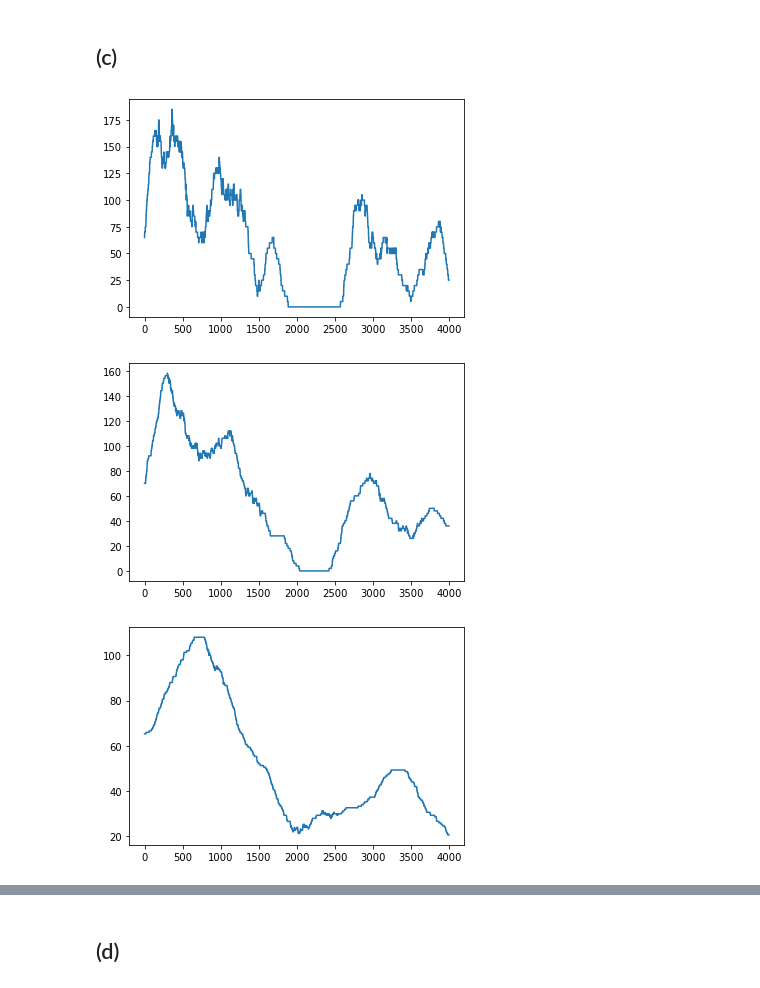
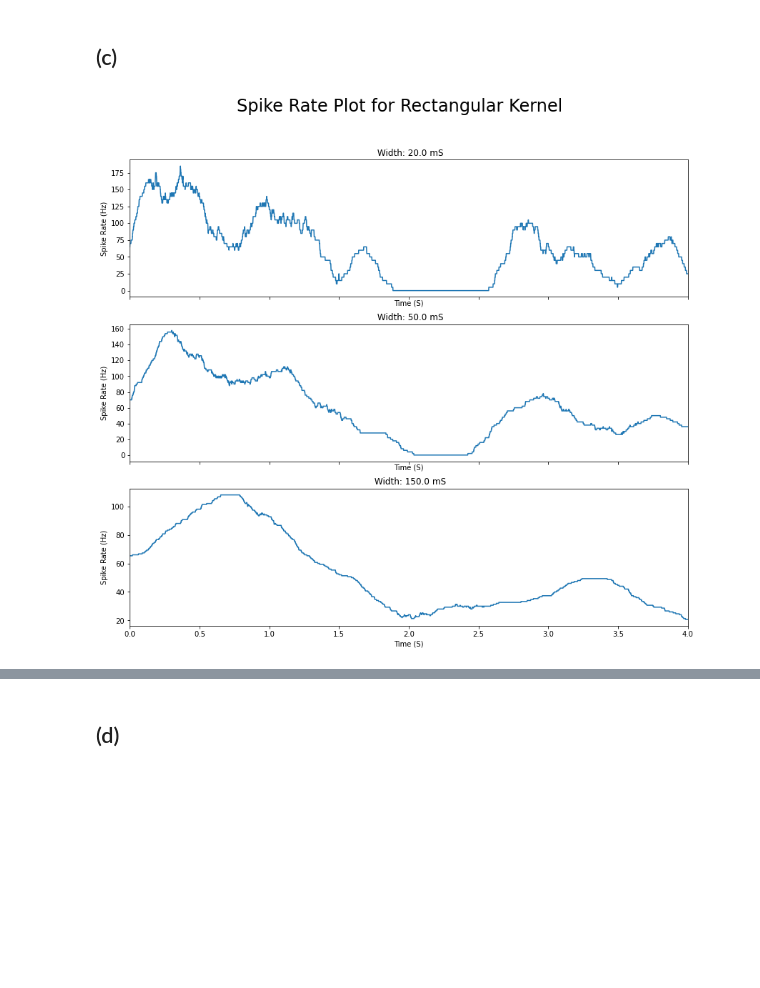
Before and after one commit to bramantyois/aand, a Jupyter notebook: week_01/week_01.ipynb, the cells around one changed output, grey strips where cells are left out. Cells and saved outputs as stored; diff of their text form; code cells hidden in the pictures; blank space fills up the shorter version.

```diff
--- a/week_01/week_01.ipynb
+++ b/week_01/week_01.ipynb
@@ -11,6 +11,7 @@ import matplotlib.pyplot as plt
 max_t = 4
 del_t = 1e-3
 sr = int(1./del_t)
+t = np.arange(0, max_t, step=del_t)
 # %% [markdown]
 # 1. Firing Rate Estimation and Convolution
 # %% [markdown]
@@ -34,16 +35,17 @@ plt.show()
 ## (b)
 # %%
 del_ts = [0.02, 0.05, 0.15]
+fig, ax = plt.subplots(3,1, sharex=True, figsize=(14,12))
+fig.suptitle('Histogram Plot', fontsize=24)
+for i,del_t in enumerate(del_ts):
+    bins = np.arange(0, 4, del_t)
+    ax[i].hist(spike1, bins, weights=np.full(spike1.shape, 1/del_t))
 
-for del_t in del_ts:
-    plt.figure(figsize=(14,4))
-    bins = np.arange(0, 4, del_t)
-    plt.hist(spike1, bins, weights=np.full(spike1.shape, 1/del_t))
+    ax[i].set_title('Bin Width: {} mS'.format(str(del_t)))
 
-    plt.title('Spike Train Plot for Bin Width: {} mS'.format(str(del_t)))
-
-    plt.xlabel('Time (S)')
-    plt.ylabel('Spike Rate (Hz)')
-    plt.xlim(0, 4)
-    plt.show()
+    ax[i].set_xlabel('Time (S)')
+    ax[i].set_ylabel('Spike Rate (Hz)')
+    ax[i].set_xlim(0, 4)
+    #plt.show()
+plt.show()
 # %% [output]
@@ -58,17 +58,19 @@ spike_samples = np.zeros(int(max_t * sr))
 spike_samples[spike_idx] = 1
 # %%
 kernel_del_t = [20e-2, 50e-2, 150e-2]
-rect_convolved = []
-
-for kdel_t in kernel_del_t:
+fig, ax = plt.subplots(3,1, sharex=True, figsize=(14,12))
+fig.suptitle('Spike Rate Plot for Rectangular Kernel', fontsize=24)
+for i, kdel_t in enumerate(kernel_del_t):
     rect_kernel =  np.full(int(kdel_t*sr), 1./kdel_t)
     rect_convolved = np.convolve(spike_samples, rect_kernel, mode='same')
-    plt.plot(rect_convolved)
-    plt.show()
+    ax[i].plot(t, rect_convolved)
+    ax[i].set_title(' Width: {} mS'.format(str(kdel_t*100)))
+
+    ax[i].set_xlabel('Time (S)')
+    ax[i].set_ylabel('Spike Rate (Hz)')
+    ax[i].set_xlim(0, 4)
 # %% [output]
-[figure, old version]
+[figure, new version]
-[figure, removed]
-[figure, removed]
 # %%
 def get_gaussian(max_t, sr, sigma):
     t = np.arange(-max_t*0.5, max_t*0.5, step =1/sr)
```
Also changed, not shown: parts of 5 cells of this notebook.
